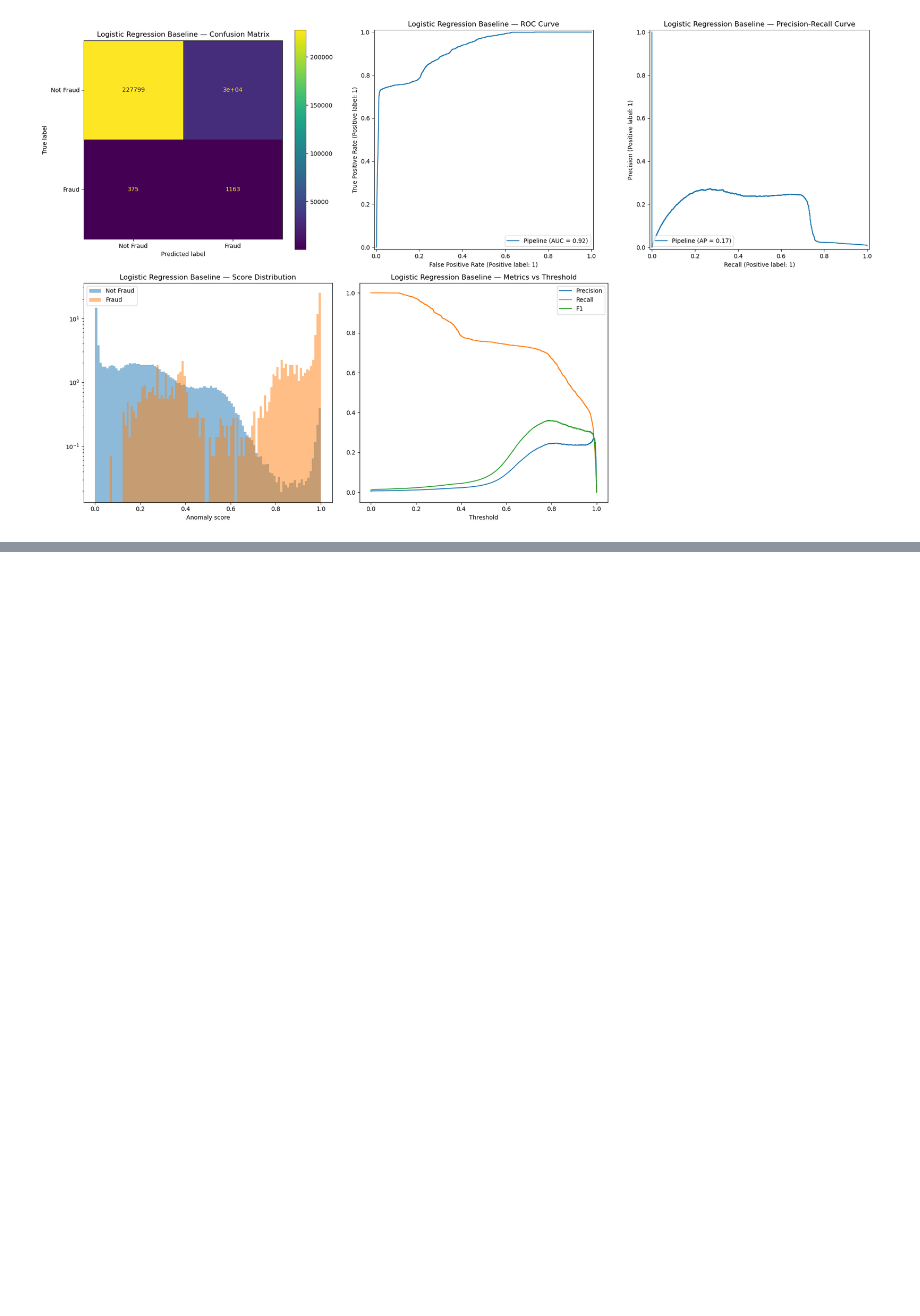
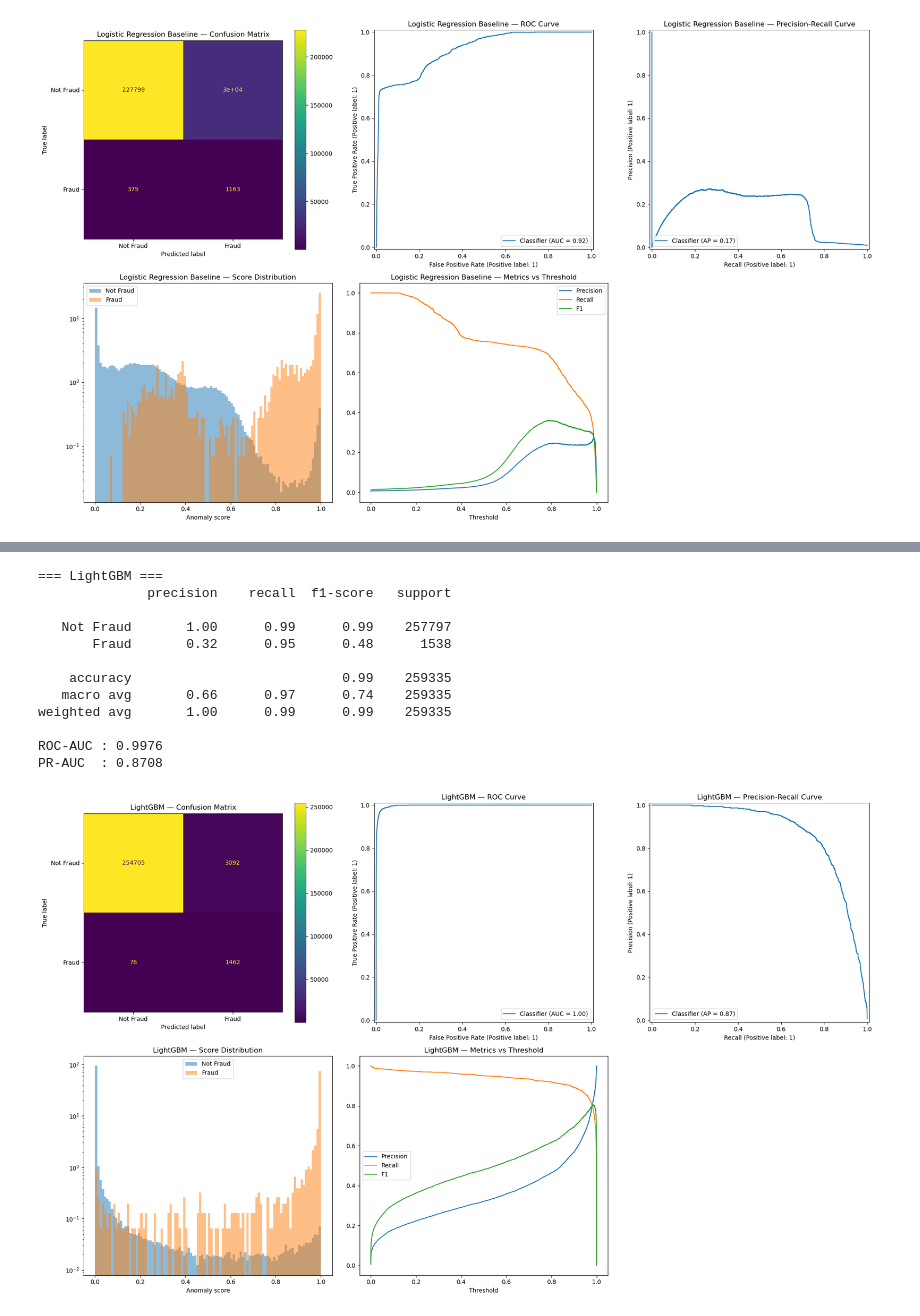
Before and after one commit to giorgiozoccatelli/Fraud-Detection, a Jupyter notebook: creditfraud.ipynb, the cells around one changed output, grey strips where cells are left out. Cells and saved outputs as stored; diff of their text form; code cells hidden in the pictures; blank space fills up the shorter version.

Commit message:
LightGBM

```diff
--- a/creditfraud.ipynb
+++ b/creditfraud.ipynb
@@ -538,13 +534,12 @@ Pipeline(steps=[('pre',
                 ('clf',
                  LogisticRegression(class_weight='balanced', max_iter=1000))])
 # %%
-def evaluate_model(model, X_val, y_val, model_name="Model"):
-    y_pred  = model.predict(X_val)
-    y_proba = model.predict_proba(X_val)[:, 1]
+def evaluate_model(y_val, y_proba, model_name="Model", threshold=0.5):
+    y_proba = np.array(y_proba)
+    y_pred  = (y_proba >= threshold).astype(int)
 
     print(f"=== {model_name} ===")
-    print(classification_report(y_val, y_pred,
-                                 target_names=['Not Fraud', 'Fraud']))
+    print(classification_report(y_val, y_pred, target_names=['Not Fraud', 'Fraud']))
     print(f"ROC-AUC : {roc_auc_score(y_val, y_proba):.4f}")
     print(f"PR-AUC  : {average_precision_score(y_val, y_proba):.4f}")
 
@@ -555,23 +550,19 @@ def evaluate_model(model, X_val, y_val, model_name="Model"):
         display_labels=['Not Fraud', 'Fraud'])
     ax[0, 0].set_title(f'{model_name} — Confusion Matrix')
 
-    RocCurveDisplay.from_estimator(model, X_val, y_val, ax=ax[0, 1])
+    RocCurveDisplay.from_predictions(y_val, y_proba, ax=ax[0, 1])
     ax[0, 1].set_title(f'{model_name} — ROC Curve')
 
-    PrecisionRecallDisplay.from_estimator(model, X_val, y_val, ax=ax[0, 2])
+    PrecisionRecallDisplay.from_predictions(y_val, y_proba, ax=ax[0, 2])
     ax[0, 2].set_title(f'{model_name} — Precision-Recall Curve')
 
-    # score distribution
-    ax[1, 0].hist(y_proba[y_val == 0], bins=100, alpha=0.5,
-                  label='Not Fraud', density=True)
-    ax[1, 0].hist(y_proba[y_val == 1], bins=100, alpha=0.5,
-                  label='Fraud', density=True)
+    ax[1, 0].hist(y_proba[np.array(y_val) == 0], bins=100, alpha=0.5, label='Not Fraud', density=True)
+    ax[1, 0].hist(y_proba[np.array(y_val) == 1], bins=100, alpha=0.5, label='Fraud', density=True)
     ax[1, 0].set_yscale('log')
     ax[1, 0].set_xlabel('Anomaly score')
     ax[1, 0].set_title(f'{model_name} — Score Distribution')
     ax[1, 0].legend()
 
-    # threshold analysis
     precision, recall, thresholds = precision_recall_curve(y_val, y_proba)
     f1 = 2 * precision * recall / (precision + recall + 1e-8)
     ax[1, 1].plot(thresholds, precision[:-1], label='Precision')
@@ -586,7 +577,8 @@ def evaluate_model(model, X_val, y_val, model_name="Model"):
     plt.tight_layout()
     plt.show()
 
-evaluate_model(pipe, X_val, y_val, "Logistic Regression Baseline")
+y_proba_lr = pipe.predict_proba(X_val)[:, 1]
+evaluate_model(y_val, y_proba_lr, "Logistic Regression Baseline")
 # %% [output]
 === Logistic Regression Baseline ===
               precision    recall  f1-score   support
@@ -603,0 +631,15 @@ PR-AUC  : 0.1710
+# %%
+scale_pos = (y_train_lgbm == 0).sum() / (y_train_lgbm == 1).sum()
+
+lgbm = LGBMClassifier(
+    n_estimators=500,
+    learning_rate=0.05,
+    num_leaves=31,
+    max_depth=-1,
+    min_child_samples=20,
+    scale_pos_weight=scale_pos,
+    random_state=42,
+    n_jobs=-1
+)
+
+lgbm.fit(X_train_lgbm, y_train_lgbm, categorical_feature=['category'])
@@ -603,0 +657,17 @@ PR-AUC  : 0.1710
+# %%
+y_proba_lgbm = lgbm.predict_proba(X_val_lgbm)[:, 1]
+evaluate_model(y_val_lgbm, y_proba_lgbm, "LightGBM")
+# %% [output]
+=== LightGBM ===
+              precision    recall  f1-score   support
+
+   Not Fraud       1.00      0.99      0.99    257797
+       Fraud       0.32      0.95      0.48      1538
+
+    accuracy                           0.99    259335
+   macro avg       0.66      0.97      0.74    259335
+weighted avg       1.00      0.99      0.99    259335
+
+ROC-AUC : 0.9976
+PR-AUC  : 0.8708
+[figure, added]
```
Also changed, not shown: parts of 6 cells of this notebook.
